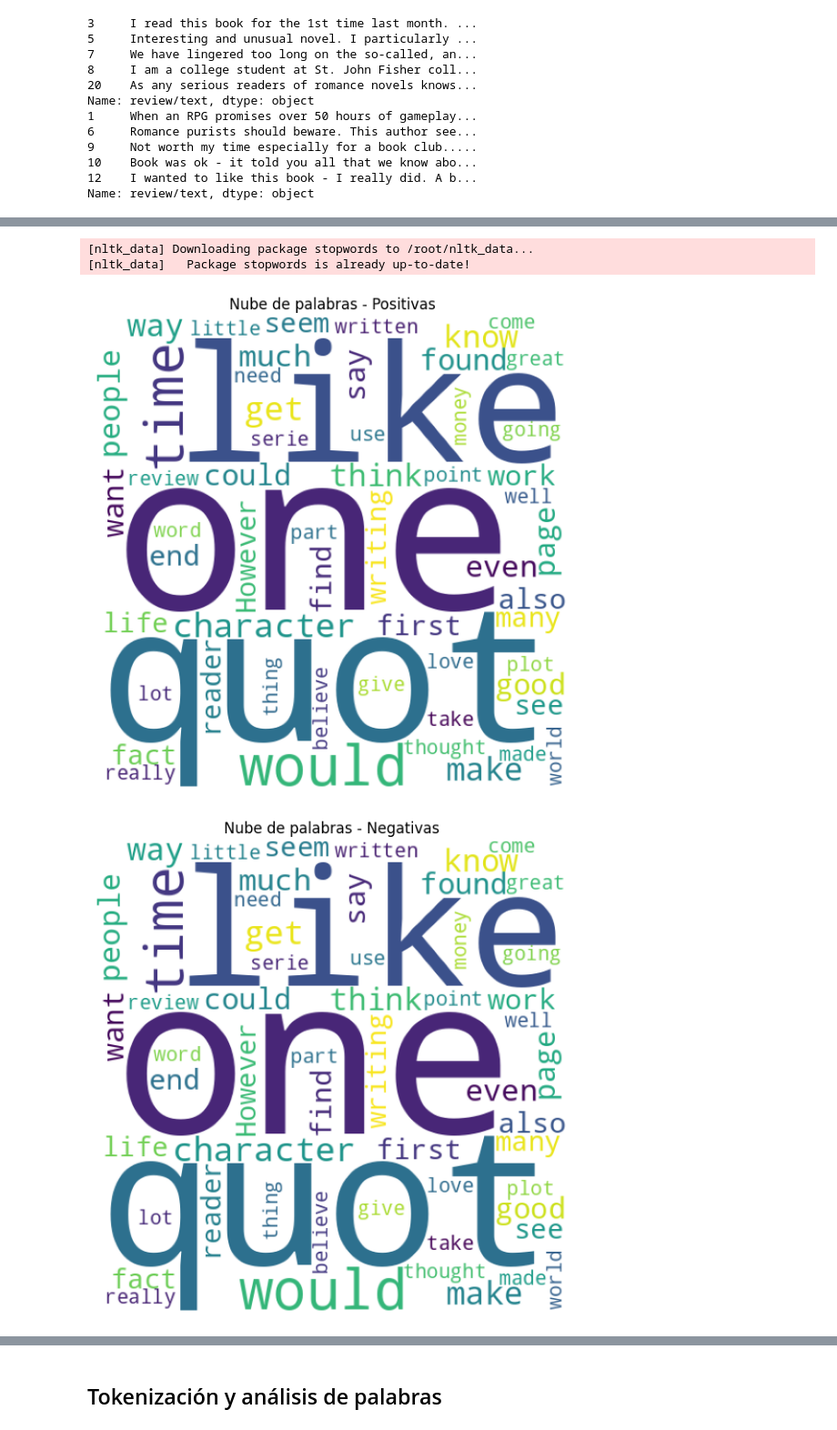
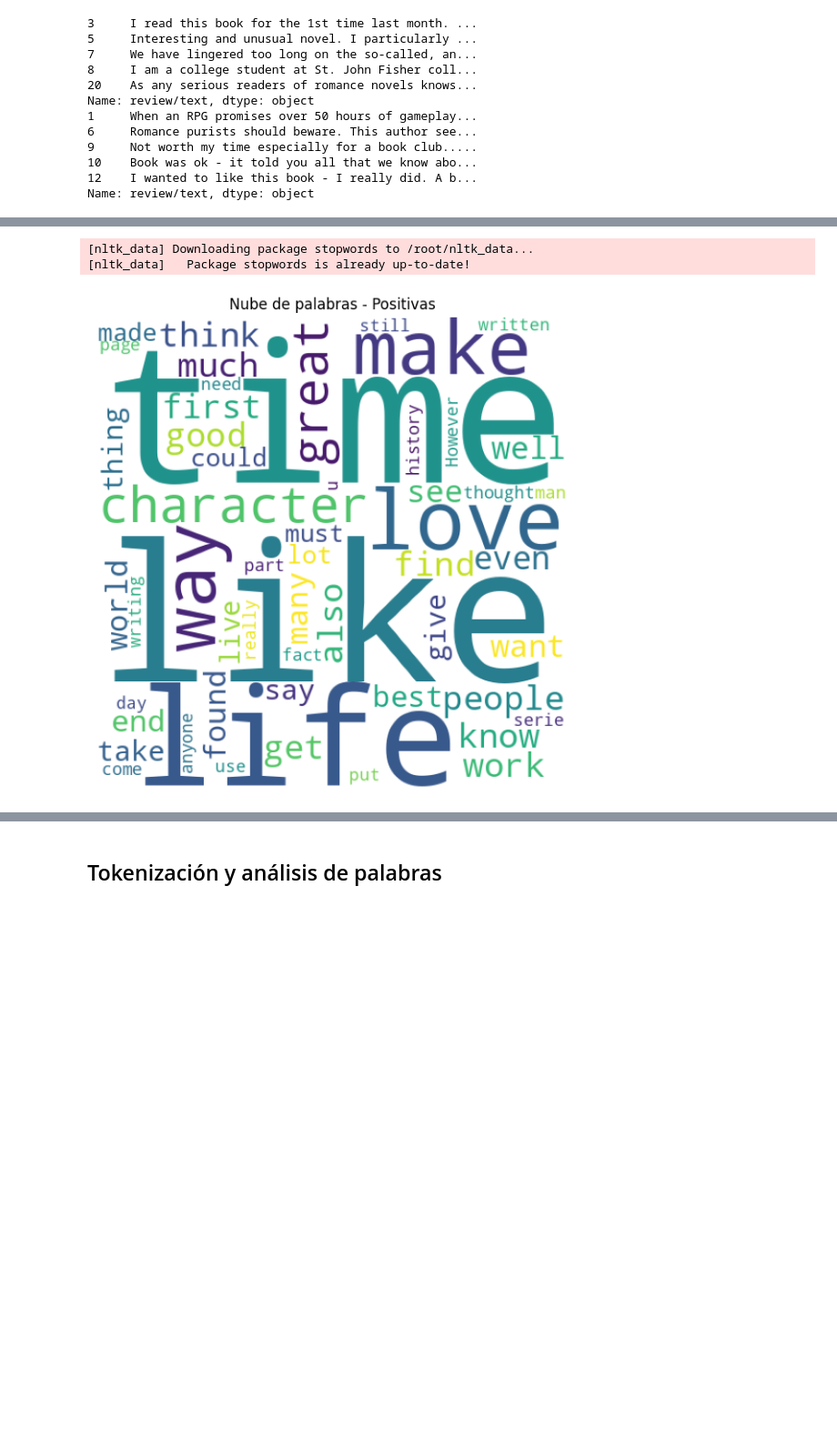
Before and after one commit to EUtrilla2002/ProyectoDatos, a Jupyter notebook: ProyectoDatos.ipynb, the cells around one changed output, grey strips where cells are left out. Shown at 91% size. Cells and saved outputs as stored; diff of their text form; code cells hidden in the pictures; blank space fills up the shorter version.

Commit message:
Me convencen las nubes de palabras

```diff
--- a/ProyectoDatos.ipynb
+++ b/ProyectoDatos.ipynb
@@ -71,51 +65,36 @@ from nltk.corpus import stopwords
 nltk.download('stopwords')
 
 # Lista de stopwords personalizadas
-stopwords_adicionales = {'book', 'read', 'novel', 'story', 'books', 'reading', 'author', 'chapter', 'reader', 'reading', 'writting', 'one', 'quot'}
+stopwords_adicionales = {'book', 'read', 'novel', 'story', 'books', 'reading', 'author', 'chapter', 'reader', 'reading', 'writting', 'one', 'quot', 'would', 'review'}
 
 # Obtener las stopwords comunes en inglés de NLTK
 stopwords_comunes = set(stopwords.words('english'))
 
 # Combinar ambas listas de stopwords
 stopwords_totales = stopwords_adicionales.union(stopwords_comunes)
 
 # Asumimos que 'categoria' es la columna con las categorías (Positivo, Negativo, Neutral)
 # Filtramos las reseñas positivas
 positivas = df[df['categoria'] == 'positivo']['review/text'].str.cat(sep=" ")
-
-# Filtramos las reseñas negativas
-negativas = df[df['categoria'] == 'negativo']['review/text'].str.cat(sep=" ")
 
 # Configuramos la nube de palabras, incluyendo las stopwords combinadas
 wc = WordCloud(
     width=500,
     height=500,
     min_font_size=15,
     background_color='white',
     stopwords=stopwords_totales  # Añadimos las stopwords combinadas
 )
 
 # Nube de palabras para las reseñas positivas
 positivas_wc = wc.generate(positivas)
-
-# Nube de palabras para las reseñas negativas
-negativas_wc = wc.generate(negativas)
-
 # Mostramos la nube de palabras positiva
 plt.figure(figsize=(7, 7))
 plt.axis('off')
 plt.title('Nube de palabras - Positivas')
 plt.imshow(positivas_wc)
 plt.show()
-
-# Mostramos la nube de palabras negativa
-plt.figure(figsize=(7, 7))
-plt.axis('off')
-plt.title('Nube de palabras - Negativas')
-plt.imshow(negativas_wc)
-plt.show()
 # %% [output]
 [nltk_data] Downloading package stopwords to /root/nltk_data...
 [nltk_data]   Package stopwords is already up-to-date!
-[figure, old version]
+[figure, new version]
-[figure, removed]
```
Also changed, not shown: parts of 3 cells of this notebook.
